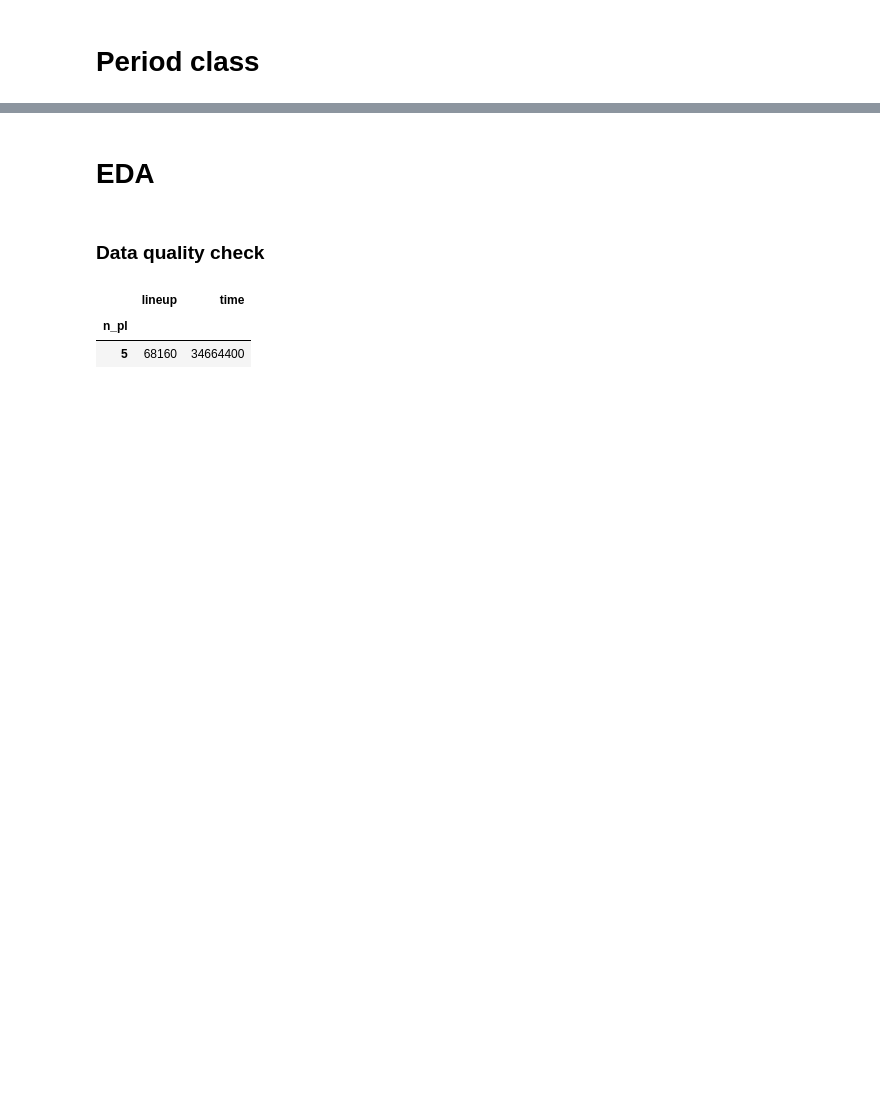
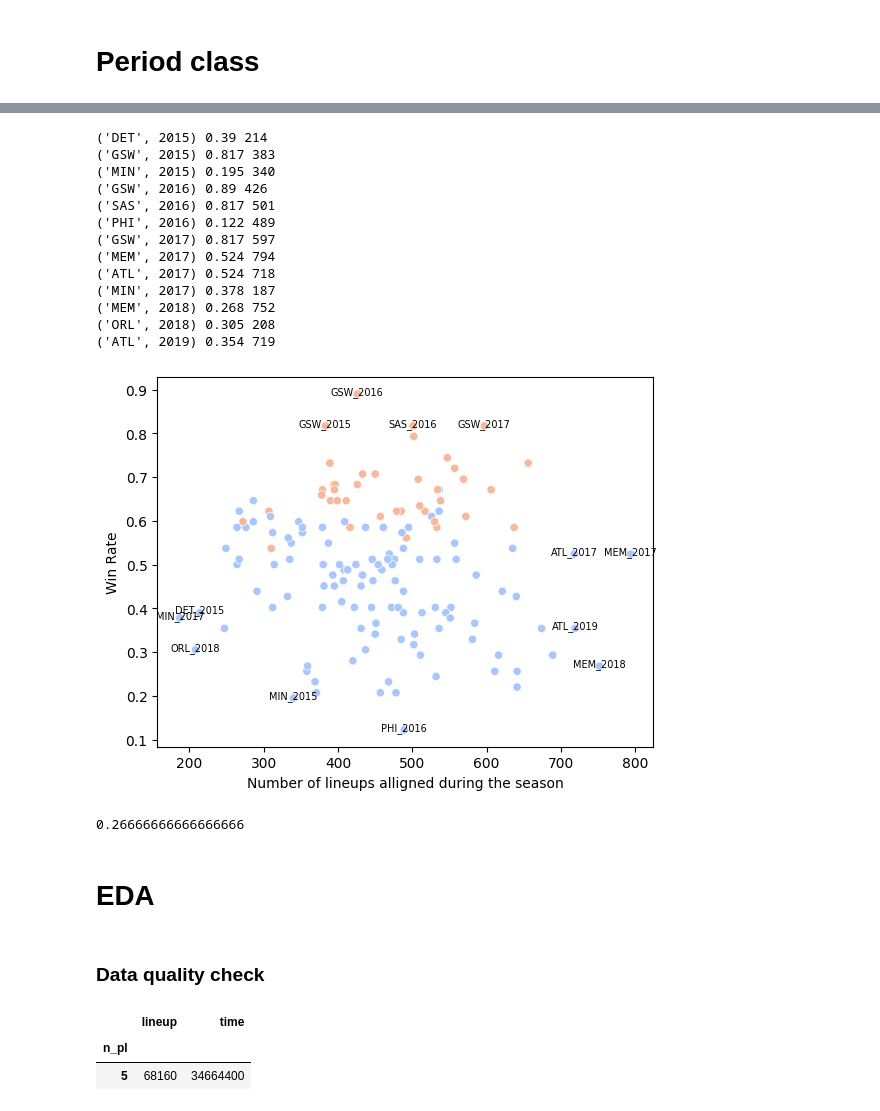
Before and after one commit to arnaud-odet/Roster_Building, a Jupyter notebook: notebooks/pbp.ipynb, the cells around one changed output, grey strips where cells are left out. Cells and saved outputs as stored; diff of their text form; code cells hidden in the pictures; blank space fills up the shorter version.

```diff
--- a/notebooks/pbp.ipynb
+++ b/notebooks/pbp.ipynb
@@ -36,3 +84,41 @@ trdf = period.transitions.copy()
+# %%
+_psdf = period.success.copy()
+
+def _flag(row):
+    if not (row['win_rate']> 0.2 and row['win_rate'] < 0.8):
+        return True
+    if not (row['lineups_count']> 240 and row['lineups_count'] < 700):
+        return True
+    return False
+_psdf['flag'] = _psdf.apply(lambda row : _flag(row), axis=1)
+
+sns.scatterplot(data = period.success, x = 'lineups_count',y = 'win_rate', hue = 'csf', palette = 'coolwarm', legend = False);
+for index, row in _psdf.iterrows():
+    if row['flag']:
+        plt.annotate(f'{index[0]}_{index[1]}', (row['lineups_count'], row['win_rate']), ha = 'center', fontsize = 7);
+        print(index, row['win_rate'], row['lineups_count'])
+plt.xlabel("Number of lineups alligned during the season");
+plt.ylabel("Win Rate");
+plt.savefig('../latex/figures/success.png', dpi = 300)
+# %% [output]
+('DET', 2015) 0.39 214
+('GSW', 2015) 0.817 383
+('MIN', 2015) 0.195 340
+('GSW', 2016) 0.89 426
+('SAS', 2016) 0.817 501
+('PHI', 2016) 0.122 489
+('GSW', 2017) 0.817 597
+('MEM', 2017) 0.524 794
+('ATL', 2017) 0.524 718
+('MIN', 2017) 0.378 187
+('MEM', 2018) 0.268 752
+('ORL', 2018) 0.305 208
+('ATL', 2019) 0.354 719
+[figure, added]
+# %%
+8/30
+# %% [output]
+0.26666666666666666
 # %% [markdown]
 # EDA
 # %% [markdown]
```
Also changed, not shown: parts of 3 cells of this notebook, 21 other files.
